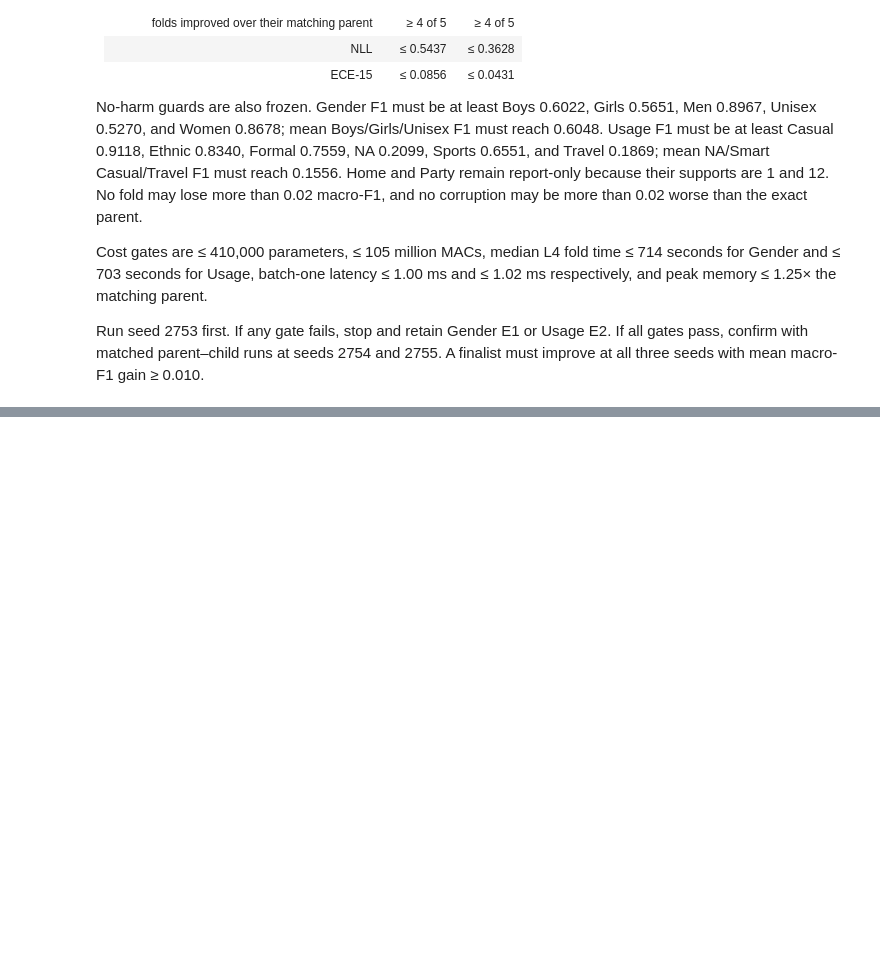
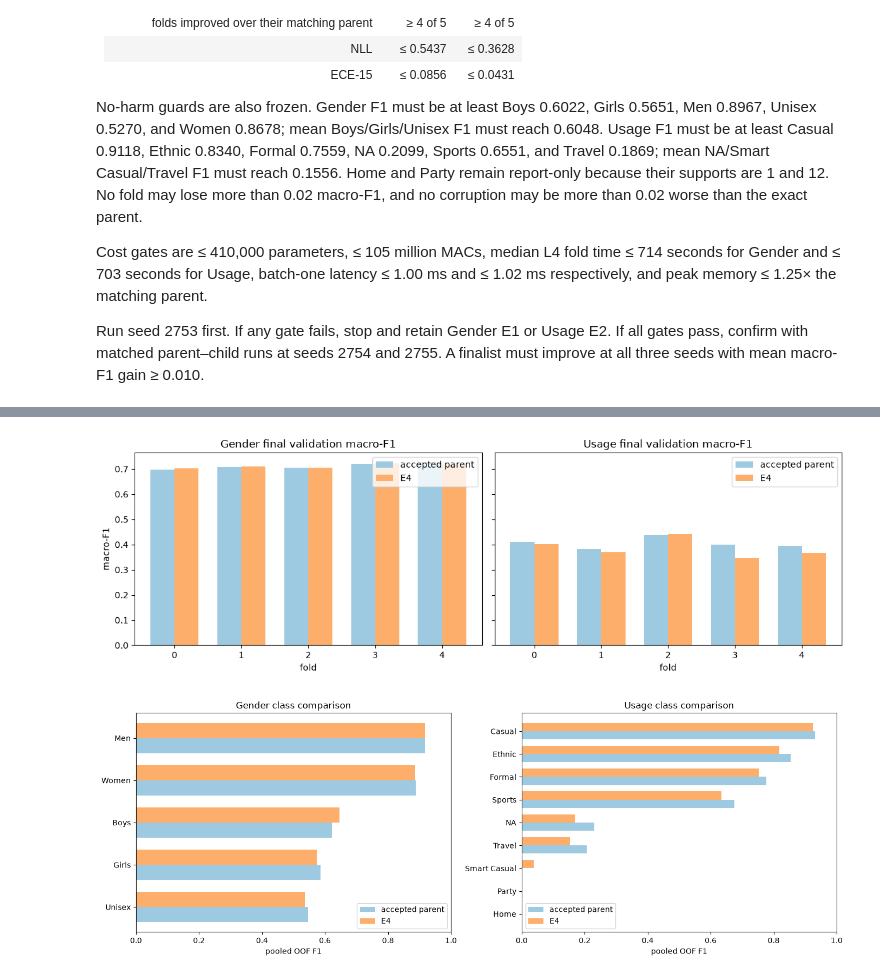
Before and after one commit to TrnLin/MLA2, a Jupyter notebook: notebooks/04_task3_gender_usage.ipynb, the cells around one changed output, grey strips where cells are left out. Cells and saved outputs as stored; diff of their text form; code cells hidden in the pictures; blank space fills up the shorter version.

```diff
--- a/notebooks/04_task3_gender_usage.ipynb
+++ b/notebooks/04_task3_gender_usage.ipynb
@@ -1594,0 +2088,80 @@ three seeds with mean macro-F1 gain ≥ 0.010.
+# %%
+fig, axes = plt.subplots(1, 2, figsize=(12, 4), sharey=True)
+for axis, target in zip(axes, ("gender", "usage"), strict=True):
+    part = e4_fold_comparison.query("target == @target")
+    x = np.arange(len(part))
+    axis.bar(x - 0.18, part["parent_macro_f1"], 0.36, label="accepted parent", color="#9ecae1")
+    axis.bar(x + 0.18, part["e4_macro_f1"], 0.36, label="E4", color="#fdae6b")
+    axis.set_xticks(x, part["fold"])
+    axis.set_xlabel("fold")
+    axis.set_title(f"{target.title()} final validation macro-F1")
+    axis.legend()
+axes[0].set_ylabel("macro-F1")
+fig.tight_layout()
+fig.savefig(FIGURE_DIR / "e4_fold_macro_f1.png", dpi=180, bbox_inches="tight")
+plt.show()
+
+fig, axes = plt.subplots(1, 2, figsize=(14, 5))
+for axis, target in zip(axes, ("gender", "usage"), strict=True):
+    report = e4_class_comparison.query("target == @target").sort_values("parent_f1")
+    y = np.arange(len(report))
+    axis.barh(y - 0.18, report["parent_f1"], 0.36, label="accepted parent", color="#9ecae1")
+    axis.barh(y + 0.18, report["e4_f1"], 0.36, label="E4", color="#fdae6b")
+    axis.set_yticks(y, report["class_name"].astype(str))
+    axis.set_xlim(0, 1)
+    axis.set_xlabel("pooled OOF F1")
+    axis.set_title(f"{target.title()} class comparison")
+    axis.legend()
+fig.tight_layout()
+fig.savefig(FIGURE_DIR / "e4_per_class_f1_comparison.png", dpi=180, bbox_inches="tight")
+plt.show()
+
+fig, axes = plt.subplots(1, 2, figsize=(15, 6))
+for axis, target in zip(axes, ("gender", "usage"), strict=True):
+    confusion = task3_e4_evidence[target]["confusion"].to_numpy(dtype=float)
+    row_totals = confusion.sum(axis=1, keepdims=True)
+    normalised = np.divide(confusion, row_totals, out=np.zeros_like(confusion), where=row_totals > 0)
+    image = axis.imshow(normalised, vmin=0, vmax=1, cmap="Oranges")
+    labels = task3_e4_evidence[target]["confusion"].index.astype(str).tolist()
+    axis.set_xticks(range(len(labels)), labels, rotation=45, ha="right")
+    axis.set_yticks(range(len(labels)), labels)
+    axis.set_xlabel("predicted")
+    axis.set_ylabel("true")
+    axis.set_title(f"{target.title()} E4 row-normalised confusion")
+    fig.colorbar(image, ax=axis, fraction=0.046)
+fig.tight_layout()
+fig.savefig(FIGURE_DIR / "e4_normalised_confusion.png", dpi=180, bbox_inches="tight")
+plt.show()
+
+fig, axes = plt.subplots(1, 2, figsize=(13, 4), sharey=True)
+for axis, target in zip(axes, ("gender", "usage"), strict=True):
+    part = e4_robustness_comparison.query("target == @target")
+    x = np.arange(len(part))
+    axis.bar(x - 0.18, part["parent_change"], 0.36, label="accepted parent", color="#9ecae1")
+    axis.bar(x + 0.18, part["e4_change"], 0.36, label="E4", color="#fdae6b")
+    axis.axhline(0, color="black", linewidth=0.8)
+    axis.set_xticks(x, part["corruption"], rotation=30, ha="right")
+    axis.set_title(f"{target.title()} robustness")
+    axis.legend()
+axes[0].set_ylabel("mean macro-F1 change from clean")
+fig.tight_layout()
+fig.savefig(FIGURE_DIR / "e4_robustness_comparison.png", dpi=180, bbox_inches="tight")
+plt.show()
+
+fig, axes = plt.subplots(1, 2, figsize=(12, 4), sharey=True)
+for axis, target in zip(axes, ("gender", "usage"), strict=True):
+    part = e4_fold_comparison.query("target == @target")
+    x = np.arange(len(part))
+    axis.bar(x - 0.18, part["final_train_eval_macro_f1"], 0.36, label="finished model on train fold", color="#2171b5")
+    axis.bar(x + 0.18, part["e4_macro_f1"], 0.36, label="validation fold", color="#d94801")
+    axis.set_xticks(x, part["fold"])
+    axis.set_xlabel("fold")
+    axis.set_title(f"{target.title()} finished-model gap")
+    axis.legend()
+axes[0].set_ylabel("macro-F1")
+fig.tight_layout()
+fig.savefig(FIGURE_DIR / "e4_finished_model_gap.png", dpi=180, bbox_inches="tight")
+plt.show()
+# %% [output]
+[figure, added]
+[figure, added]
```
Also changed, not shown: parts of 15 cells of this notebook.
